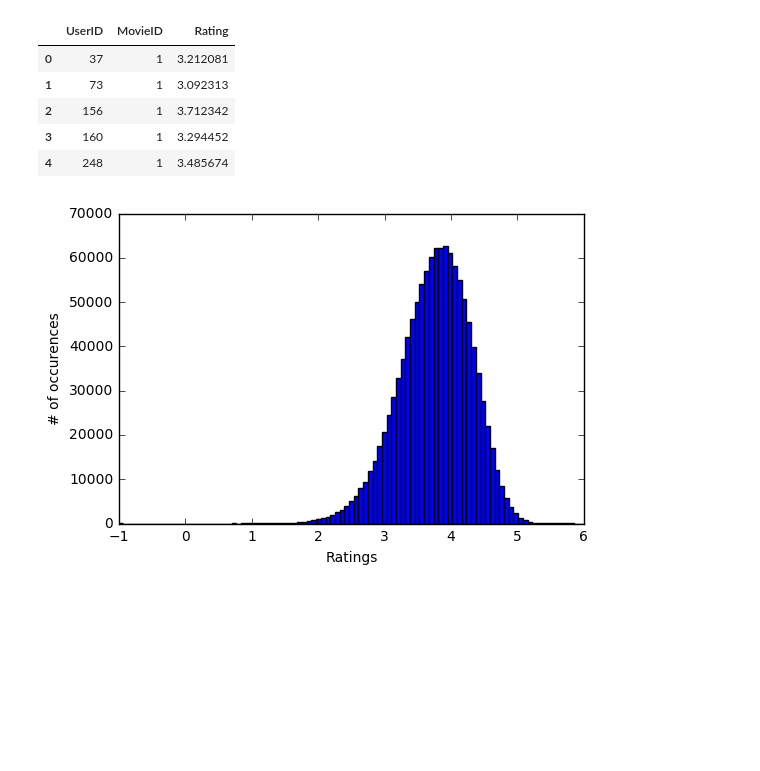
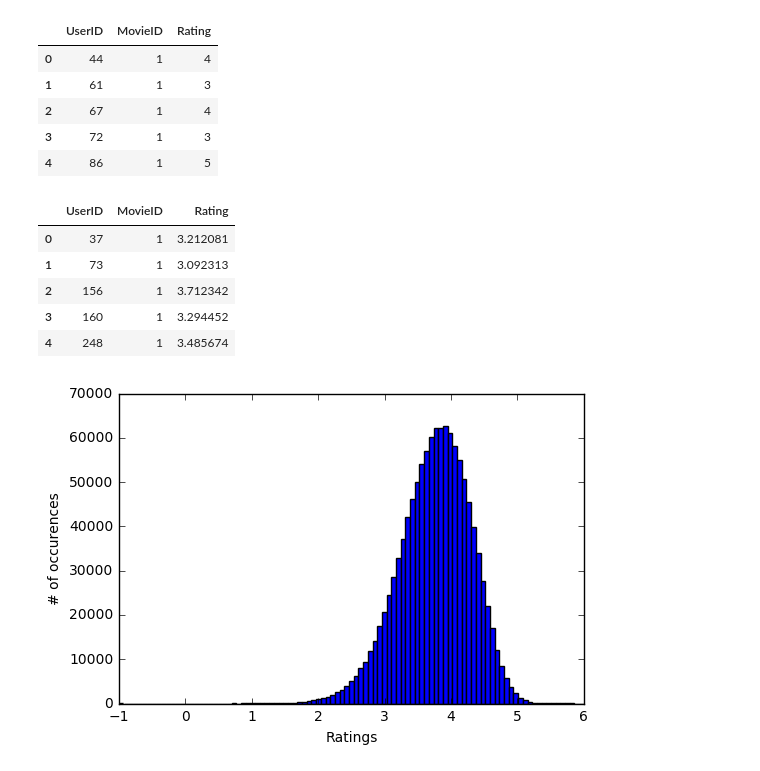
Before and after one commit to glederrey/PCML_Netflix_and_Chill, a Jupyter notebook: data_exploration/prediction_analysis.ipynb, the cells around one changed output. Drawn from its saved outputs; the diff is of its cells as text; code cells hidden in the pictures; blank space fills up the shorter version.

```diff
--- a/data_exploration/prediction_analysis.ipynb
+++ b/data_exploration/prediction_analysis.ipynb
@@ -19,3 +16,14 @@ The autoreload extension is already loaded. To reload it, use:
+# %%
+train = pd.read_csv('../data/data_train.csv')
+train = helpers.extract_from_original_table(train)
+train.head()
+# %% [output]
+|  | UserID | MovieID | Rating |
+| 0 | 44 | 1 | 4 |
+| 1 | 61 | 1 | 3 |
+| 2 | 67 | 1 | 4 |
+| 3 | 72 | 1 | 3 |
+| 4 | 86 | 1 | 5 |
 # %%
 df = pd.read_csv('pred_pyspark_als_3dec.csv')
 df = helpers.extract_from_original_table(df)
```
Also changed, not shown: parts of 1 cell of this notebook, 12 other files.
